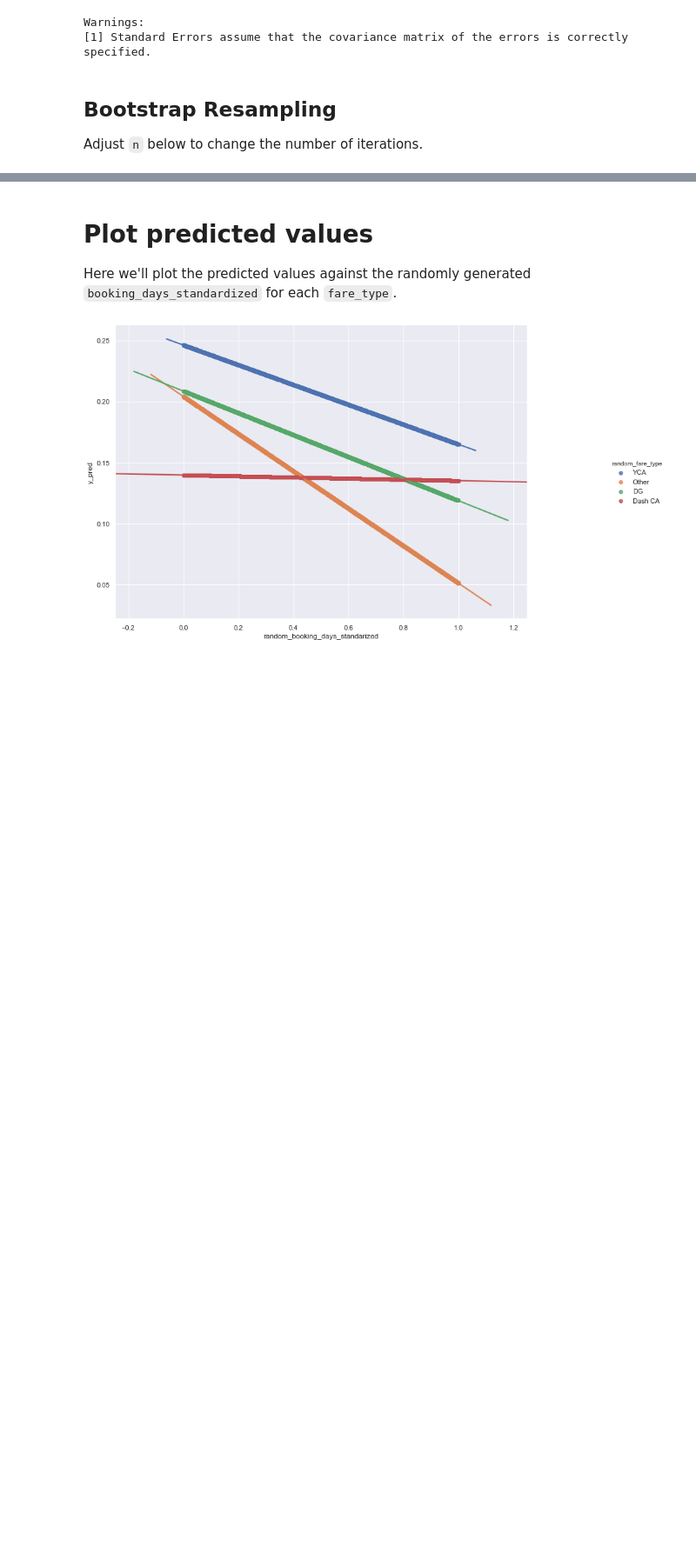
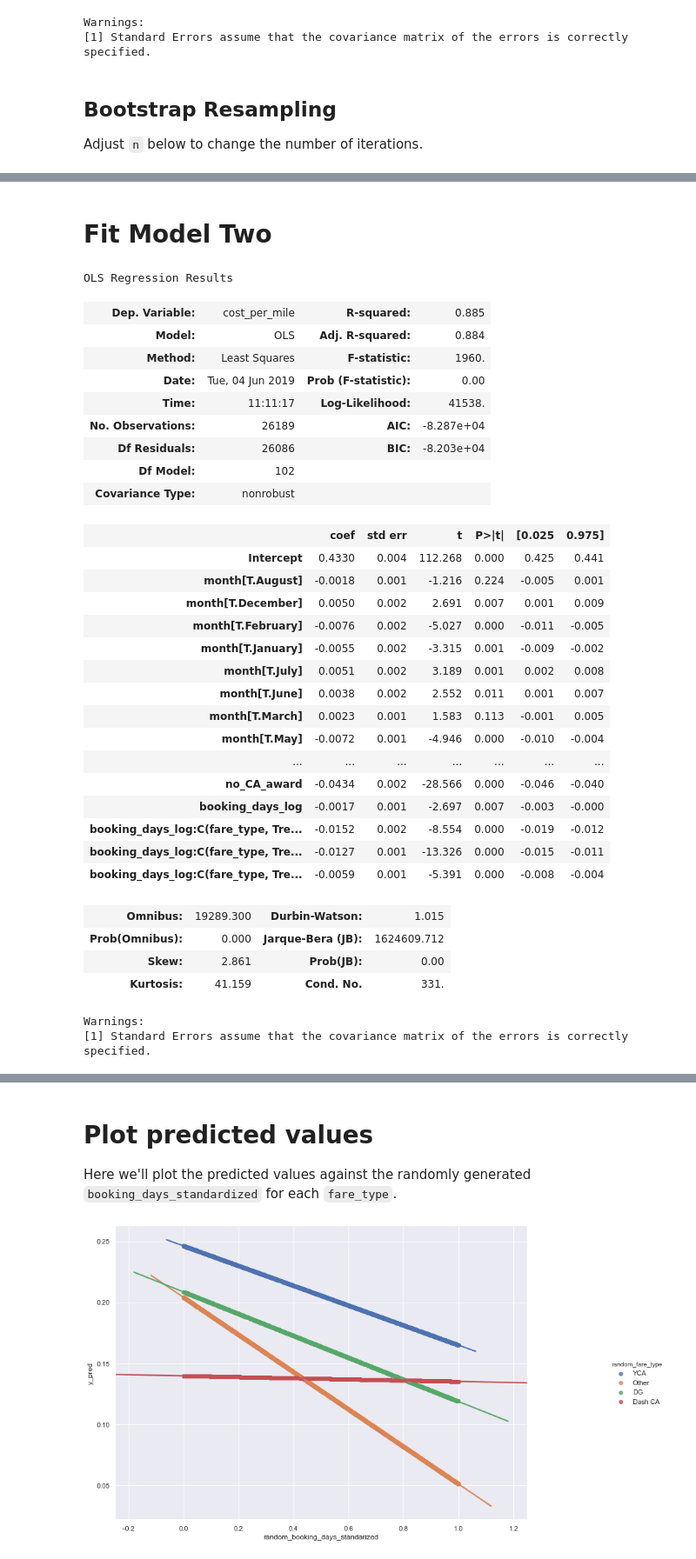
Before and after one commit to GSA/travel-project-report, a Jupyter notebook: analysis/Model Bootstrapping.ipynb, the cells around one changed output, grey strips where cells are left out. Shown at 87% size. Drawn from its saved outputs; the diff is of its cells as text; code cells hidden in the pictures; blank space fills up the shorter version.

```diff
--- a/analysis/Model Bootstrapping.ipynb
+++ b/analysis/Model Bootstrapping.ipynb
@@ -144,3 +139,47 @@ Done with 9000 iterations.
 bootstrap_results = pd.DataFrame(data)
 bootstrap_results.head()
 bootstrap_results.to_csv('bootstrap_results.csv', index = False)
+# %% [markdown]
+# Fit Model Two
+# %%
+formula_log = (
+               "cost_per_mile ~   market_share_log  + month + day_of_week + C(Year) + "
+               "no_CA_award + booking_days_log + booking_days_log*C(fare_type, "
+               "Treatment(reference='Dash CA')) + city_pair_code + self_booking_indicator"
+              )
+#this model uses the standarized booking advanced days
+result_log = sm.ols(formula = formula_log, data = df).fit()
+result_log.summary()
+# %% [output]
+OLS Regression Results
+| Dep. Variable: | cost_per_mile | R-squared: | 0.885 |
+| Model: | OLS | Adj. R-squared: | 0.884 |
+| Method: | Least Squares | F-statistic: | 1960. |
+| Date: | Tue, 04 Jun 2019 | Prob (F-statistic): | 0.00 |
+| Time: | 11:11:17 | Log-Likelihood: | 41538. |
+| No. Observations: | 26189 | AIC: | -8.287e+04 |
+| Df Residuals: | 26086 | BIC: | -8.203e+04 |
+| Df Model: | 102 |  |  |
+| Covariance Type: | nonrobust |  |  |
+|  | coef | std err | t | P>|t| | [0.025 | 0.975] |
+| Intercept | 0.4330 | 0.004 | 112.268 | 0.000 | 0.425 | 0.441 |
+| month[T.August] | -0.0018 | 0.001 | -1.216 | 0.224 | -0.005 | 0.001 |
+| month[T.December] | 0.0050 | 0.002 | 2.691 | 0.007 | 0.001 | 0.009 |
+| month[T.February] | -0.0076 | 0.002 | -5.027 | 0.000 | -0.011 | -0.005 |
+| month[T.January] | -0.0055 | 0.002 | -3.315 | 0.001 | -0.009 | -0.002 |
+| month[T.July] | 0.0051 | 0.002 | 3.189 | 0.001 | 0.002 | 0.008 |
+| month[T.June] | 0.0038 | 0.002 | 2.552 | 0.011 | 0.001 | 0.007 |
+| month[T.March] | 0.0023 | 0.001 | 1.583 | 0.113 | -0.001 | 0.005 |
+| month[T.May] | -0.0072 | 0.001 | -4.946 | 0.000 | -0.010 | -0.004 |
+| ... | ... | ... | ... | ... | ... | ... |
+| no_CA_award | -0.0434 | 0.002 | -28.566 | 0.000 | -0.046 | -0.040 |
+| booking_days_log | -0.0017 | 0.001 | -2.697 | 0.007 | -0.003 | -0.000 |
+| booking_days_log:C(fare_type, Tre... | -0.0152 | 0.002 | -8.554 | 0.000 | -0.019 | -0.012 |
+| booking_days_log:C(fare_type, Tre... | -0.0127 | 0.001 | -13.326 | 0.000 | -0.015 | -0.011 |
+| booking_days_log:C(fare_type, Tre... | -0.0059 | 0.001 | -5.391 | 0.000 | -0.008 | -0.004 |
+| Omnibus: | 19289.300 | Durbin-Watson: | 1.015 |
+| Prob(Omnibus): | 0.000 | Jarque-Bera (JB): | 1624609.712 |
+| Skew: | 2.861 | Prob(JB): | 0.00 |
+| Kurtosis: | 41.159 | Cond. No. | 331. |
+Warnings:
+[1] Standard Errors assume that the covariance matrix of the errors is correctly specified.
```
Also changed, not shown: parts of 7 cells of this notebook.
